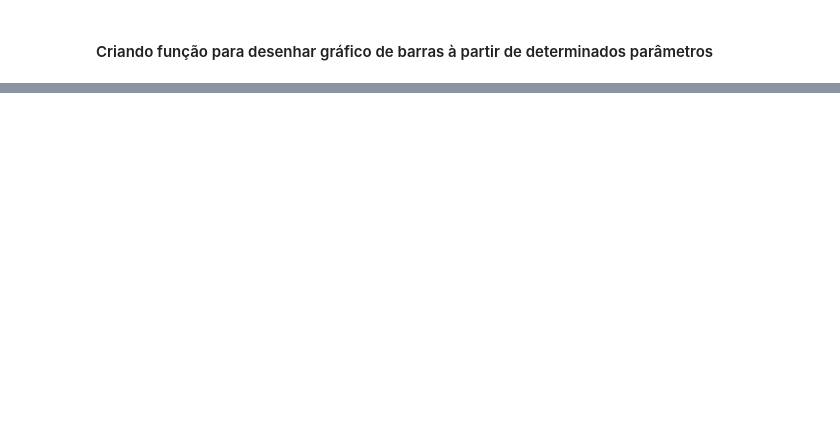
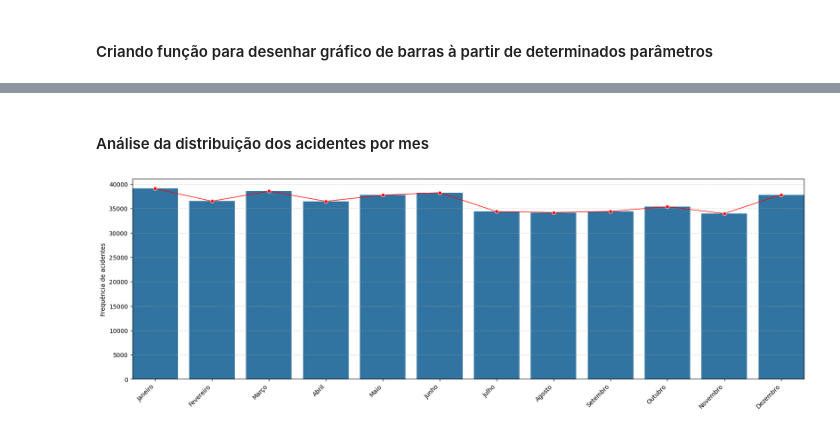
Before and after one commit to evidal1990/coderhouse_datascience, a Jupyter notebook: src/analysis/data_analysis.ipynb, the cells around one changed output, grey strips where cells are left out. Saved outputs shown, nothing was run; the diff lists cells and outputs as text; code cells hidden in the pictures; blank space fills up the shorter version.

```diff
--- a/src/analysis/data_analysis.ipynb
+++ b/src/analysis/data_analysis.ipynb
@@ -78,0 +127,21 @@ generate_barplot(
+# %% [markdown]
+#### Análise da distribuição dos acidentes por mes
+# %%
+months, months_sorted = get_months()
+
+df_accidents_grouped = df_accidents["mes"].value_counts().sort_index()
+df_accidents_grouped.index = df_accidents_grouped.index.map(months)
+
+# Convertendo o índice para categoria com a ordem correta
+df_accidents_grouped.index = pd.Categorical(
+    df_accidents_grouped.index, categories=months_sorted, ordered=True)
+
+generate_barplot(
+    enable_lineplot=True,
+    x_value=df_accidents_grouped.index.astype(str),
+    y_value=df_accidents_grouped.values,
+    y_label="Frequência de acidentes",
+    file_name="acidentes_por_mes"
+)
+# %% [output]
+[figure, added]
```
Also changed, not shown: parts of 8 cells of this notebook, 1 other file.
